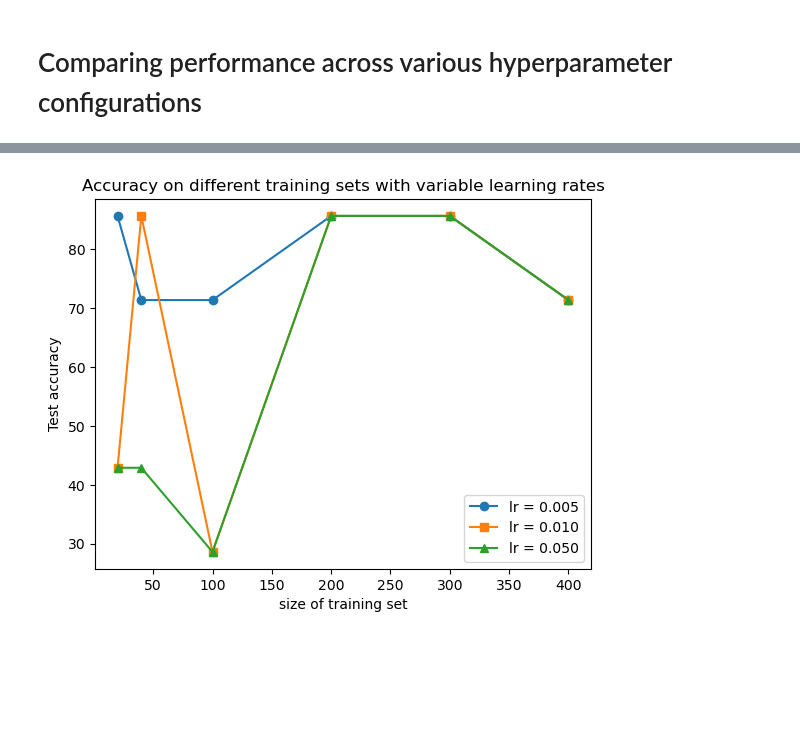
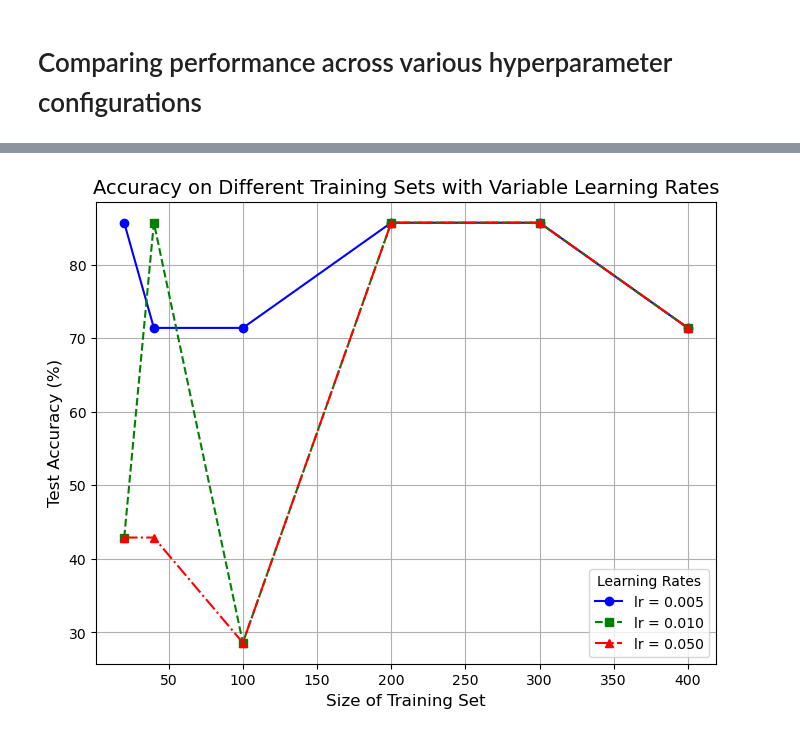
Before and after one commit to maheshchilukamari/dl-classfiles, a Jupyter notebook: The_Perceptron_11761476.ipynb, the cells around one changed output, grey strips where cells are left out. Drawn from its saved outputs; the diff is of its cells as text; code cells hidden in the pictures; blank space fills up the shorter version.

```diff
--- a/The_Perceptron_11761476.ipynb
+++ b/The_Perceptron_11761476.ipynb
@@ -255,19 +371,24 @@ D. When training epochs elevate by 100 the model sometimes demonstrates higher a
 # %%
 import matplotlib.pyplot as plt
 
 training_sizes = [20, 40, 100, 200, 300, 400]
 accuracy_005 = [85.7, 71.4, 71.4, 85.7, 85.7, 71.4]
 accuracy_010 = [42.9, 85.7, 28.6, 85.7, 85.7, 71.4]
 accuracy_050 = [42.9, 42.9, 28.6, 85.7, 85.7, 71.4]
+plt.figure(figsize=(8, 6))
 
-plt.plot(training_sizes, accuracy_005, marker='o', label="lr = 0.005")
-plt.plot(training_sizes, accuracy_010, marker='s', label="lr = 0.010")
-plt.plot(training_sizes, accuracy_050, marker='^', label="lr = 0.050")
+plt.plot(training_sizes, accuracy_005, label="lr = 0.005", linestyle='-', marker='o', color='b')
+plt.plot(training_sizes, accuracy_010, label="lr = 0.010", linestyle='--', marker='s', color='g')
+plt.plot(training_sizes, accuracy_050, label="lr = 0.050", linestyle='-.', marker='^', color='r')
 
-plt.xlabel("size of training set")
-plt.ylabel("Test accuracy")
-plt.title("Accuracy on different training sets with variable learning rates")
-plt.legend()
+
+plt.xlabel("Size of Training Set", fontsize=12)
+plt.ylabel("Test Accuracy (%)", fontsize=12)
+plt.title("Accuracy on Different Training Sets with Variable Learning Rates", fontsize=14)
+
+plt.legend(title="Learning Rates")
+
+plt.grid(True)
 plt.show()
 # %% [output]
-[figure, old version]
+[figure, new version]
```
Also changed, not shown: parts of 6 cells of this notebook.
